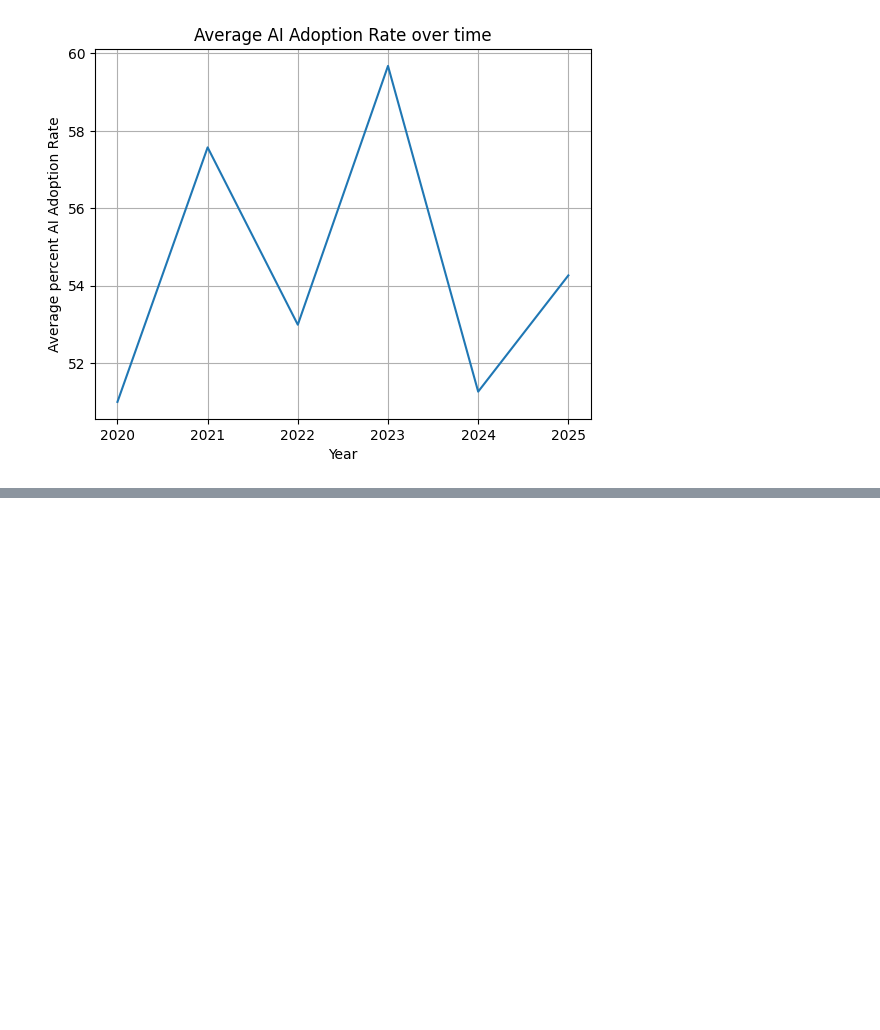
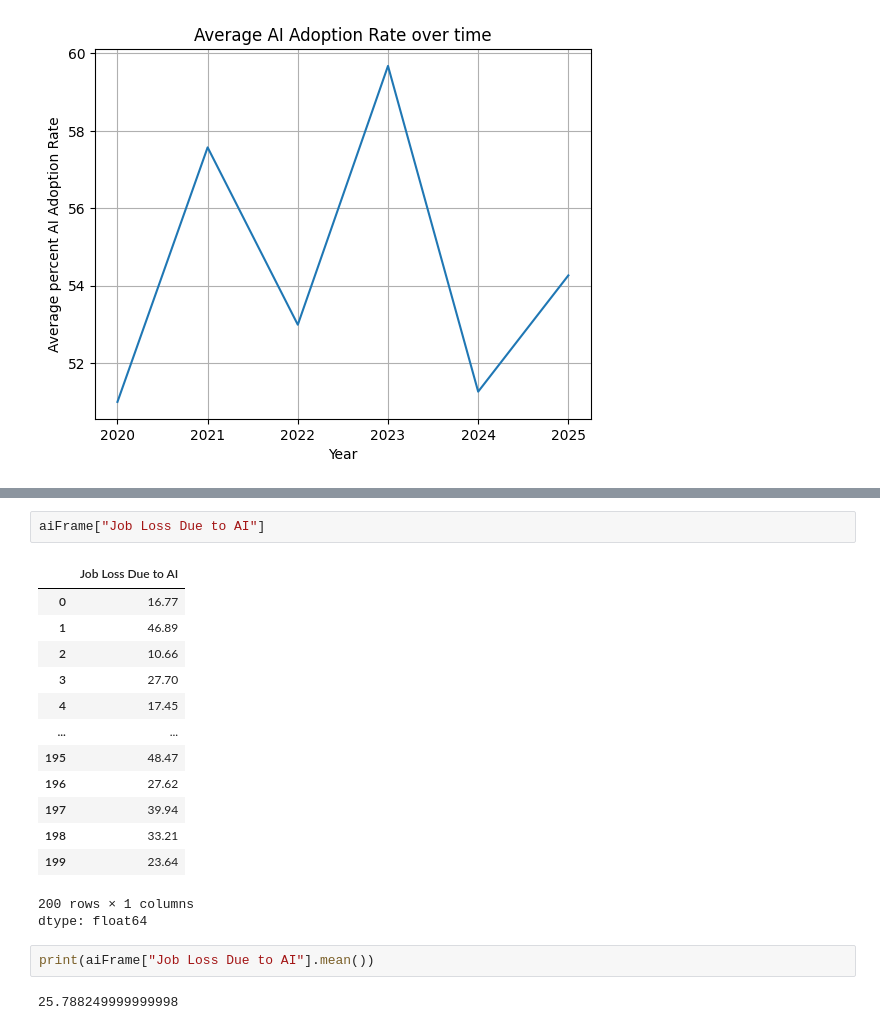
Before and after one commit to jigar-shroff/AiOnDigitalMediaResearch, a Jupyter notebook: AIOnDigitalMediaResearch.ipynb, the cells around one changed output, grey strips where cells are left out. Drawn from its saved outputs; the diff is of its cells as text; blank space fills up the shorter version.

Commit message:
Added calculations of the mean % job loss each year. Copied the dataset and added a new column of whether that industry was above or below avg in % job loss

```diff
--- a/AIOnDigitalMediaResearch.ipynb
+++ b/AIOnDigitalMediaResearch.ipynb
@@ -875,0 +894,21 @@ plt.show()
+# %%
+aiFrame["Job Loss Due to AI"]
+# %% [output]
+|  | Job Loss Due to AI |
+| 0 | 16.77 |
+| 1 | 46.89 |
+| 2 | 10.66 |
+| 3 | 27.70 |
+| 4 | 17.45 |
+| ... | ... |
+| 195 | 48.47 |
+| 196 | 27.62 |
+| 197 | 39.94 |
+| 198 | 33.21 |
+| 199 | 23.64 |
+200 rows × 1 columns
+dtype: float64
+# %%
+print(aiFrame["Job Loss Due to AI"].mean())
+# %% [output]
+25.788249999999998
```
Also changed, not shown: parts of 7 cells of this notebook.
